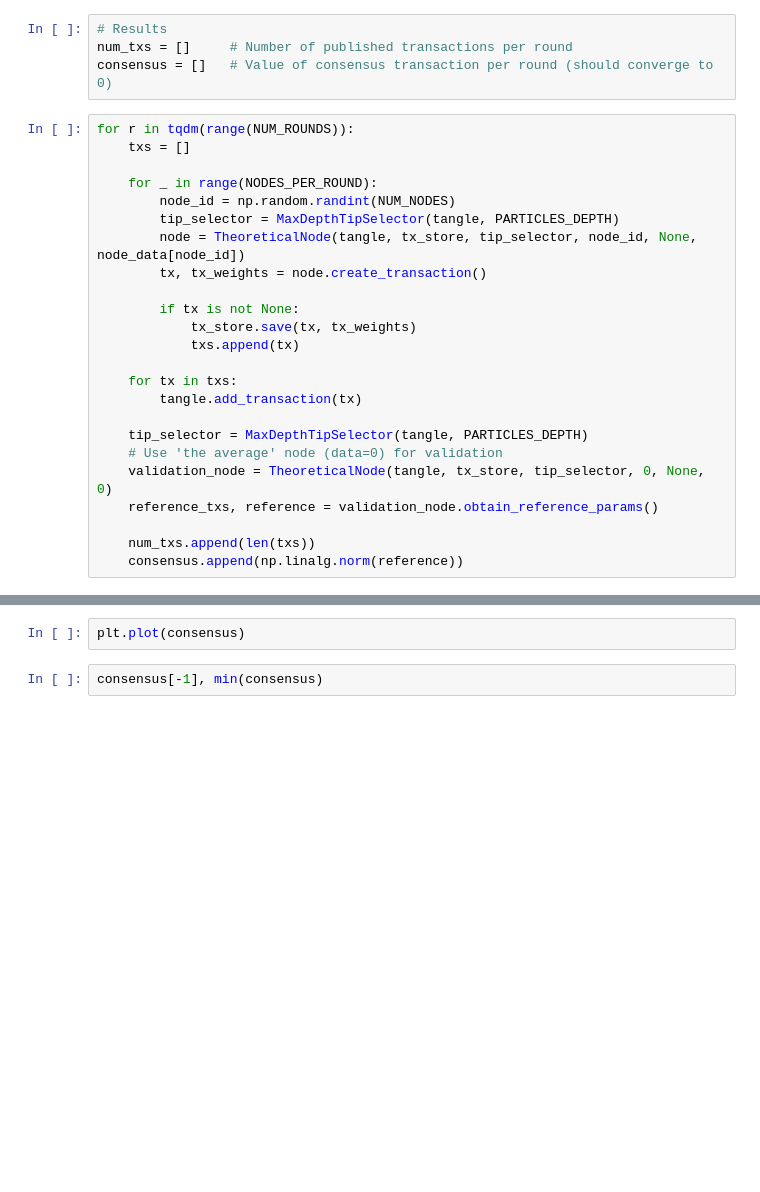
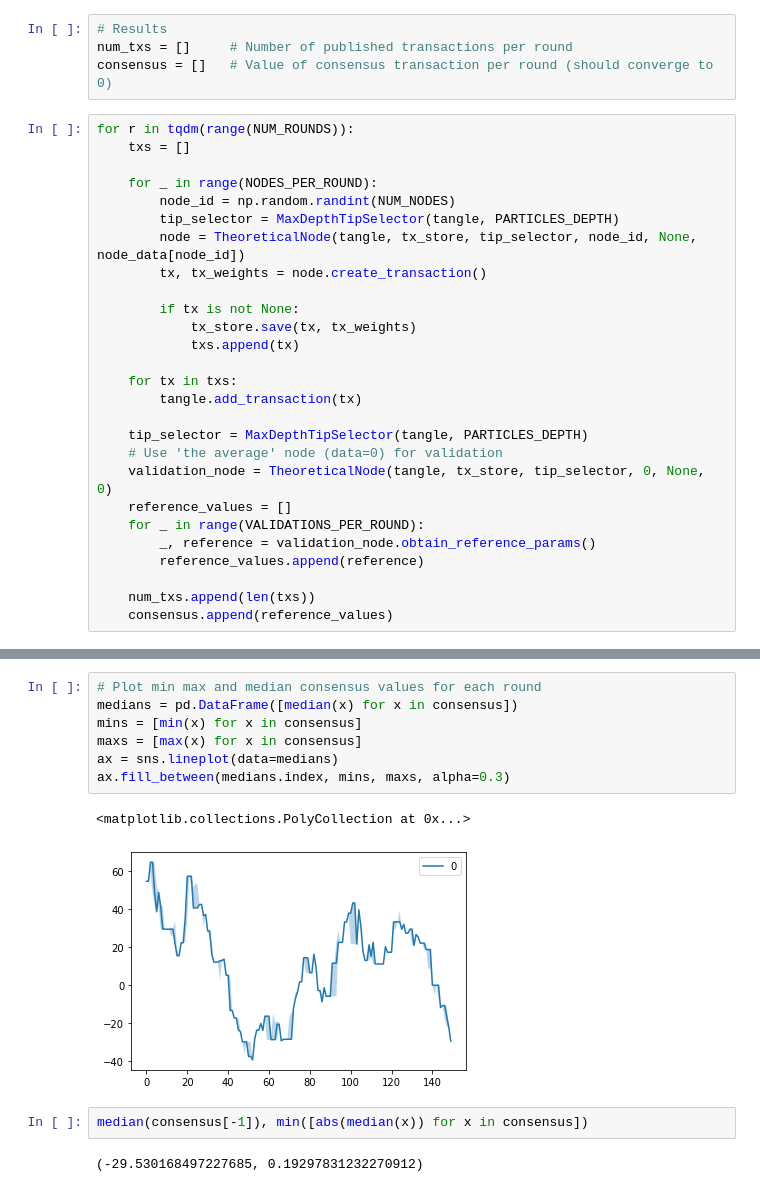
Before and after one commit to BjarnePfitzner/tangle-fl, a Jupyter notebook: tangle/theory/simple_tip_selection.ipynb, the cells around one changed output, grey strips where cells are left out. Cells and saved outputs as stored; diff of their text form; blank space fills up the shorter version.

```diff
--- a/tangle/theory/simple_tip_selection.ipynb
+++ b/tangle/theory/simple_tip_selection.ipynb
@@ -61,9 +66,12 @@ for r in tqdm(range(NUM_ROUNDS)):
     tip_selector = MaxDepthTipSelector(tangle, PARTICLES_DEPTH)
     # Use 'the average' node (data=0) for validation
     validation_node = TheoreticalNode(tangle, tx_store, tip_selector, 0, None, 0)
-    reference_txs, reference = validation_node.obtain_reference_params()
+    reference_values = []
+    for _ in range(VALIDATIONS_PER_ROUND):
+        _, reference = validation_node.obtain_reference_params()
+        reference_values.append(reference)
 
     num_txs.append(len(txs))
-    consensus.append(np.linalg.norm(reference))
+    consensus.append(reference_values)
 # %%
 sns.lineplot(data=pd.DataFrame(num_txs))
@@ -70,4 +81,14 @@ sns.lineplot(data=pd.DataFrame(num_txs))
-# %%
-plt.plot(consensus)
-# %%
-consensus[-1], min(consensus)
+# %%
+# Plot min max and median consensus values for each round
+medians = pd.DataFrame([median(x) for x in consensus])
+mins = [min(x) for x in consensus]
+maxs = [max(x) for x in consensus]
+ax = sns.lineplot(data=medians)
+ax.fill_between(medians.index, mins, maxs, alpha=0.3)
+# %% [output]
+<matplotlib.collections.PolyCollection at 0x...>
+[figure, added]
+# %%
+median(consensus[-1]), min([abs(median(x)) for x in consensus])
+# %% [output]
+(-29.530168497227685, 0.19297831232270912)
```
Also changed, not shown: parts of 4 cells of this notebook, 4 other files.
